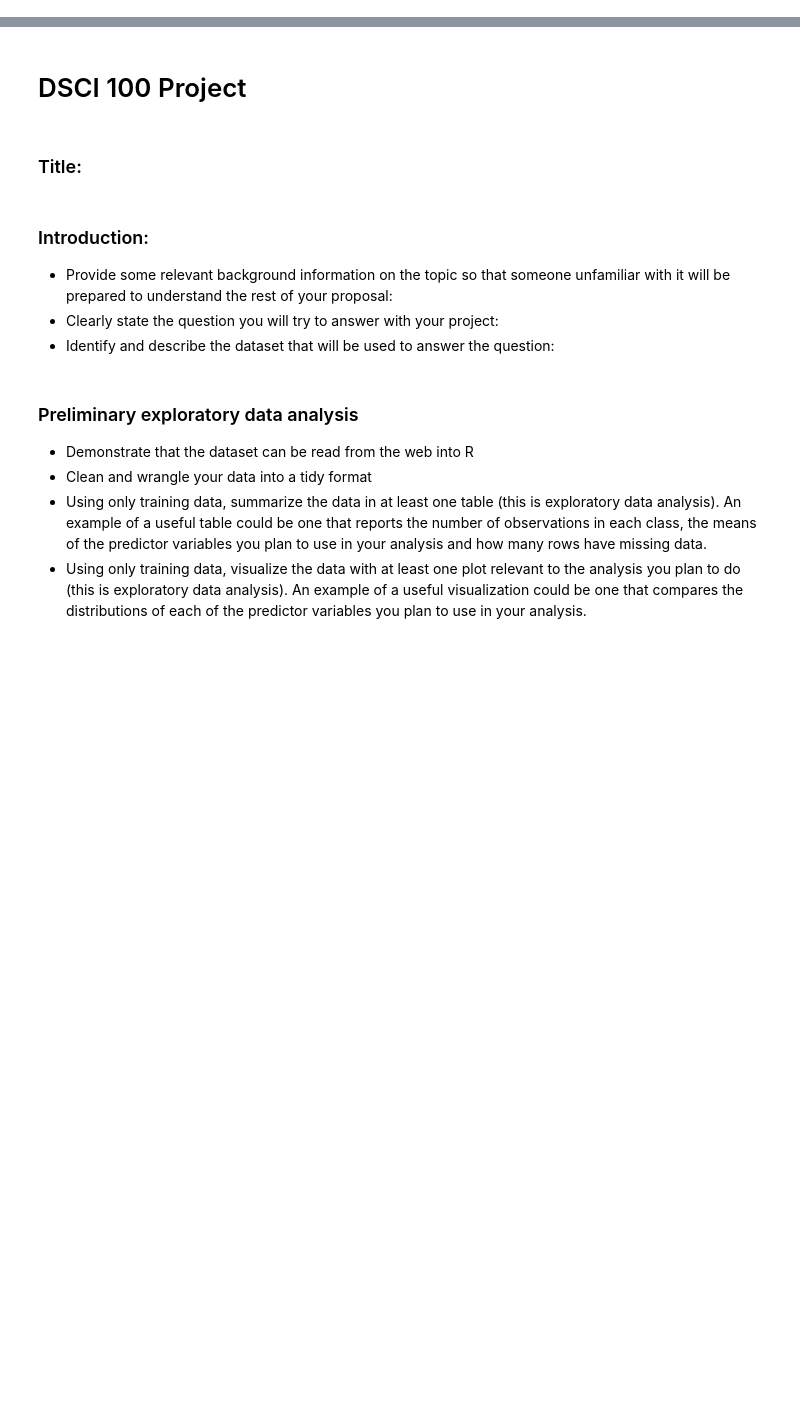
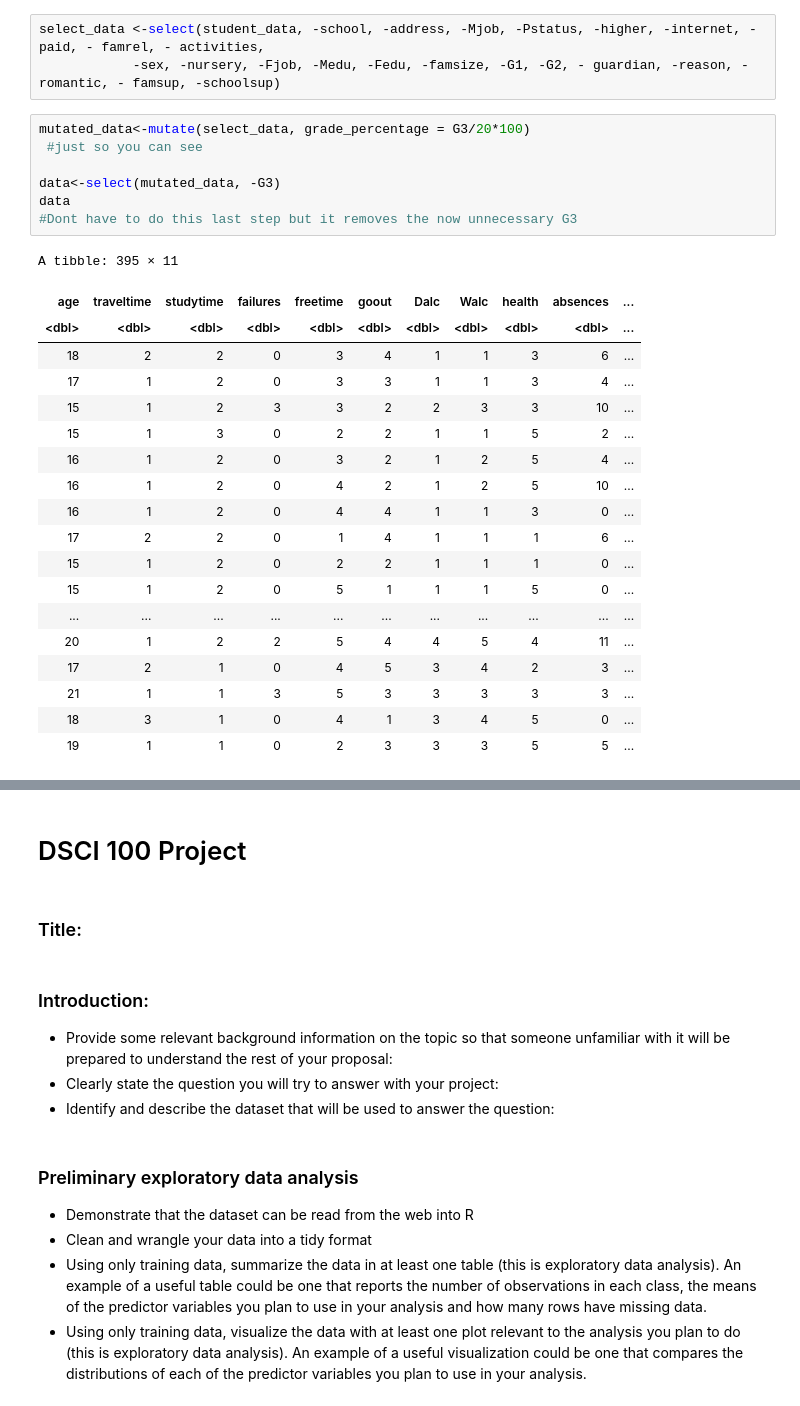
Before and after one commit to chloezandberg/dsci-100-project, a Jupyter notebook: STUDENT.ipynb, the cells around one changed output, grey strips where cells are left out. Cells and saved outputs as stored; diff of their text form; blank space fills up the shorter version.

```diff
--- a/STUDENT.ipynb
+++ b/STUDENT.ipynb
@@ -20,3 +10,33 @@ dbl (16): age, Medu, Fedu, traveltime, studytime, failures, famrel, freetime...
 
 ℹ Use `spec()` to retrieve the full column specification for this data.
 ℹ Specify the column types or set `show_col_types = FALSE` to quiet this message.
+# %%
+select_data <-select(student_data, -school, -address, -Mjob, -Pstatus, -higher, -internet, - paid, - famrel, - activities,
+            -sex, -nursery, -Fjob, -Medu, -Fedu, -famsize, -G1, -G2, - guardian, -reason, -romantic, - famsup, -schoolsup)
+# %%
+mutated_data<-mutate(select_data, grade_percentage = G3/20*100)
+ #just so you can see
+
+data<-select(mutated_data, -G3)
+data
+#Dont have to do this last step but it removes the now unnecessary G3
+# %% [output]
+A tibble: 395 × 11
+| age | traveltime | studytime | failures | freetime | goout | Dalc | Walc | health | absences | ... |
+| <dbl> | <dbl> | <dbl> | <dbl> | <dbl> | <dbl> | <dbl> | <dbl> | <dbl> | <dbl> | ... |
+| 18 | 2 | 2 | 0 | 3 | 4 | 1 | 1 | 3 | 6 | ... |
+| 17 | 1 | 2 | 0 | 3 | 3 | 1 | 1 | 3 | 4 | ... |
+| 15 | 1 | 2 | 3 | 3 | 2 | 2 | 3 | 3 | 10 | ... |
+| 15 | 1 | 3 | 0 | 2 | 2 | 1 | 1 | 5 | 2 | ... |
+| 16 | 1 | 2 | 0 | 3 | 2 | 1 | 2 | 5 | 4 | ... |
+| 16 | 1 | 2 | 0 | 4 | 2 | 1 | 2 | 5 | 10 | ... |
+| 16 | 1 | 2 | 0 | 4 | 4 | 1 | 1 | 3 | 0 | ... |
+| 17 | 2 | 2 | 0 | 1 | 4 | 1 | 1 | 1 | 6 | ... |
+| 15 | 1 | 2 | 0 | 2 | 2 | 1 | 1 | 1 | 0 | ... |
+| 15 | 1 | 2 | 0 | 5 | 1 | 1 | 1 | 5 | 0 | ... |
+| ... | ... | ... | ... | ... | ... | ... | ... | ... | ... | ... |
+| 20 | 1 | 2 | 2 | 5 | 4 | 4 | 5 | 4 | 11 | ... |
+| 17 | 2 | 1 | 0 | 4 | 5 | 3 | 4 | 2 | 3 | ... |
+| 21 | 1 | 1 | 3 | 5 | 3 | 3 | 3 | 3 | 3 | ... |
+| 18 | 3 | 1 | 0 | 4 | 1 | 3 | 4 | 5 | 0 | ... |
+| 19 | 1 | 1 | 0 | 2 | 3 | 3 | 3 | 5 | 5 | ... |
```
Also changed, not shown: parts of 2 cells of this notebook.
